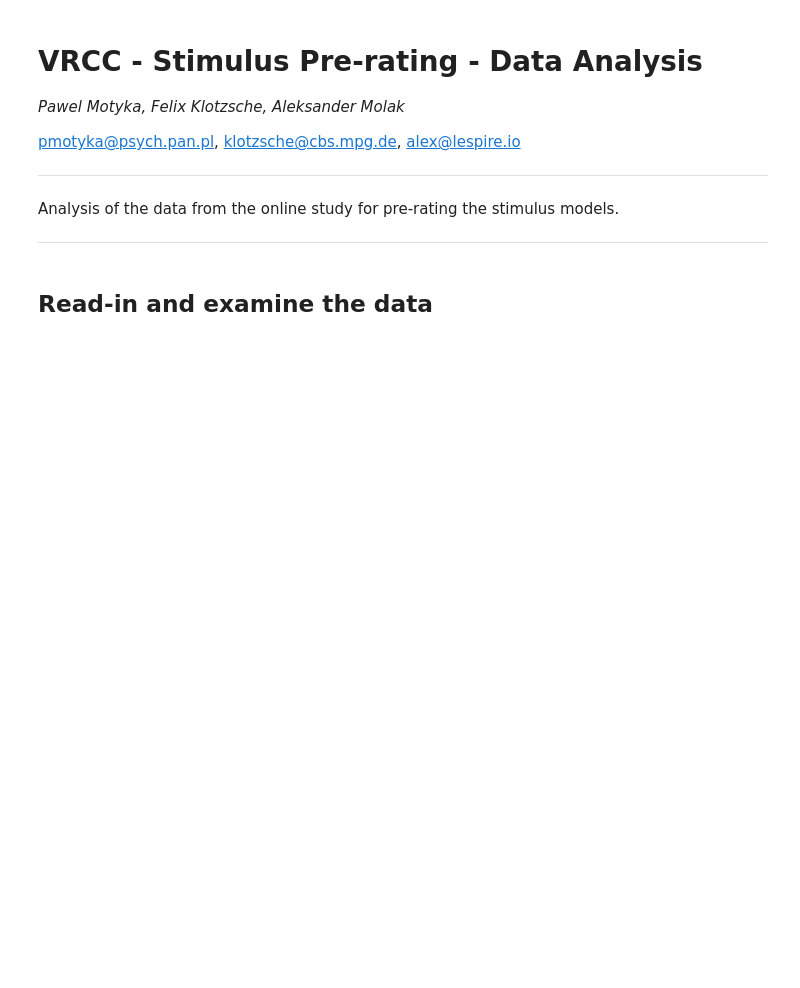
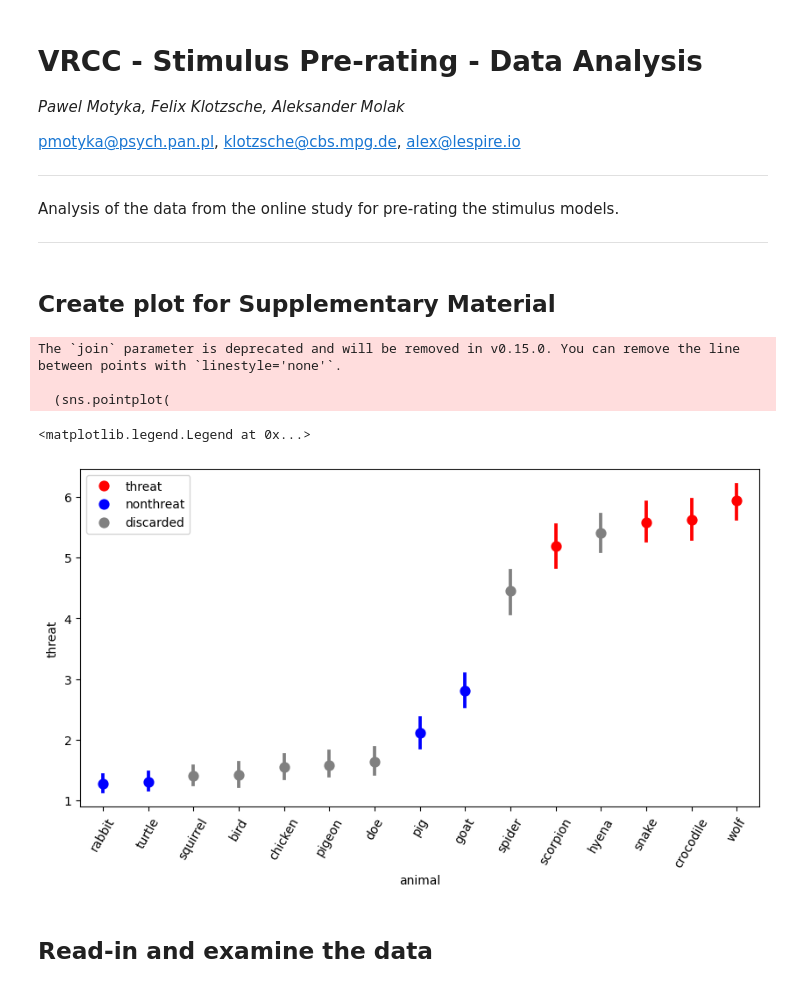
Before and after one commit to eioe/vrcc_analysis, a Jupyter notebook: Code/Analyses/VRTask/Python/00 - Stimulus Pre-Rating - Data Analysis.ipynb, the cells around one changed output. Saved outputs shown, nothing was run; the diff lists cells and outputs as text; code cells hidden in the pictures; blank space fills up the shorter version.

Commit message:
add plotting for supp fig prerating

```diff
--- a/Code/Analyses/VRTask/Python/00 - Stimulus Pre-Rating - Data Analysis.ipynb
+++ b/Code/Analyses/VRTask/Python/00 - Stimulus Pre-Rating - Data Analysis.ipynb
@@ -21,6 +20,73 @@ plt.style.use('fivethirtyeight')
 
 import scipy
 import scipy.stats as stats
+# %% [markdown]
+## Create plot for Supplementary Material
+# %%
+# Read in the data
+path = r'../../../../Data/VRTask/Ratings'
+file = r'Results-Prerating-Online.csv'
+data = pd.read_csv(fr'{path}\{file}', sep=';')
+
+colnames = data.columns.tolist() # get column names
+for s in ['threat', 'disgust', 'fast']:
+    colnames_o = [c for c in colnames if s in c] # get threat columns
+    data.rename(columns={c: s + '_' + data[c][0].lower() for c in colnames_o}, inplace=True) # rename column
+data['rowid'] = data.index
+# remove first row
+data = data.iloc[1:]
+data_c = pd.wide_to_long(data,
+                stubnames=['threat', 'disgust', 'fast'],
+                i="ID",
+                j="animal",
+                sep='_',
+                suffix='\w+').sort_values(by=['ID', 'animal']).reset_index()
+# change dtype of threat, disgust, fast to int
+data_c['threat'] = data_c['threat'].astype(int)
+data_c['disgust'] = data_c['disgust'].astype(int)
+data_c['fast'] = data_c['fast'].astype(int)
+
+# add column "group" to data_c, set group to "threat" if animal is in ['crocodile', 'wolf', 'snake', scorpion'], to "nonthreat" if animal is in ['cpig', 'rabbit', 'goat', 'turtle'] and to 'discarded' otherwise
+data_c['group'] = (data_c['animal']
+                    .apply(lambda x: 'threat' if x in ['crocodile', 'wolf', 'snake', 'scorpion'] else 'nonthreat' if x in ['pig', 'rabbit', 'goat', 'turtle'] else 'discarded')
+                    )
+
+
+
+
+# plot threat as a function of animal, show mean plus CI, use pointplot, sort increasing, do not connect points, rotate xticks by 60 degrees
+fig, ax = plt.subplots(figsize=(10, 5))
+(sns.pointplot(
+    x='animal', y='threat', hue='group', data=data_c, errorbar='ci', join=False,
+    order=(data_c.groupby('animal')['threat']
+                .mean()
+                .sort_values()
+                .index
+           ), palette={'threat': 'red',
+                       'nonthreat': 'blue', 'discarded': 'grey'},
+    ax=ax)
+
+    .set_xticklabels((data_c.groupby('animal')['threat']
+                            .mean()
+                            .sort_values()
+                            .index),
+                      rotation=60)
+)
+# reorder legend entries to the sequence threat, nonthreat, discarded
+handles, labels = ax.get_legend_handles_labels()
+# find positions of 'threat', 'nonthreat', 'discarded' in labels
+threat_pos = labels.index('threat')
+nonthreat_pos = labels.index('nonthreat')
+discarded_pos = labels.index('discarded')
+# reorder handles and labels
+ax.legend(handles=[handles[i] for i in [threat_pos, nonthreat_pos, discarded_pos]],
+          labels=[labels[i] for i in [threat_pos, nonthreat_pos, discarded_pos]])
+# %% [output]
+The `join` parameter is deprecated and will be removed in v0.15.0. You can remove the line between points with `linestyle='none'`.
+
+  (sns.pointplot(
+<matplotlib.legend.Legend at 0x...>
+[figure, added]
 # %% [markdown]
 ## Read-in and examine the data
 # %%
```
Also changed, not shown: parts of 3 cells of this notebook.
